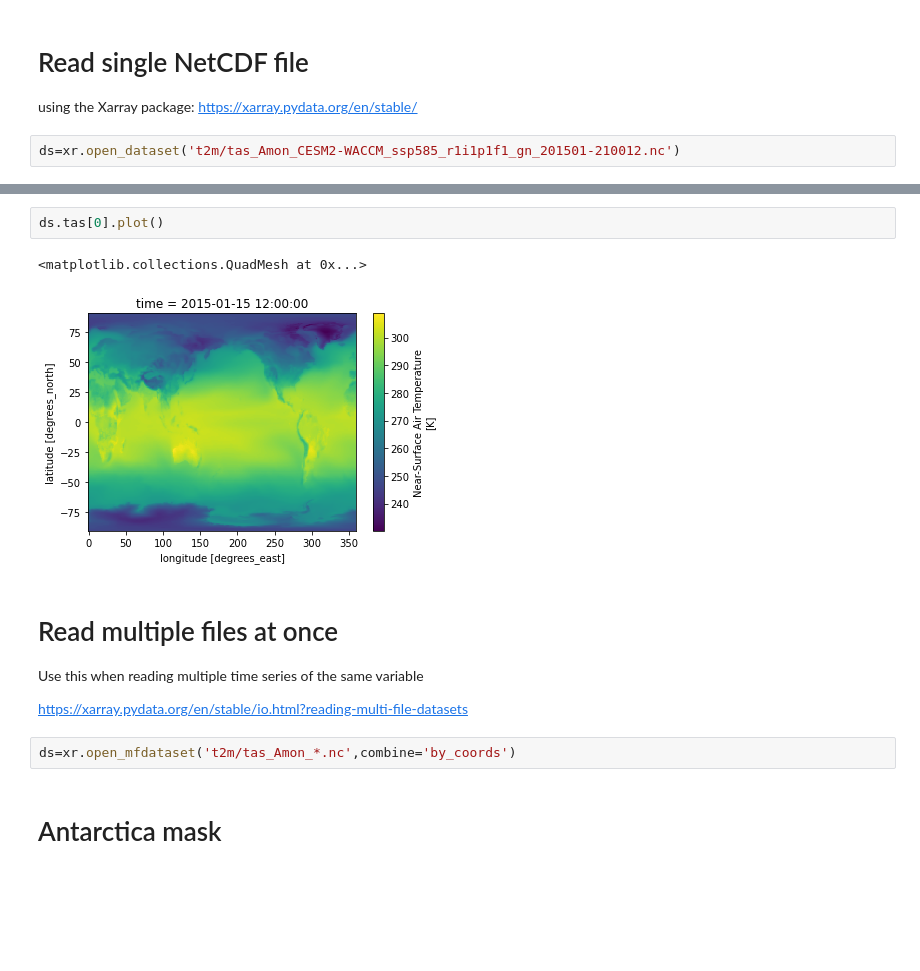
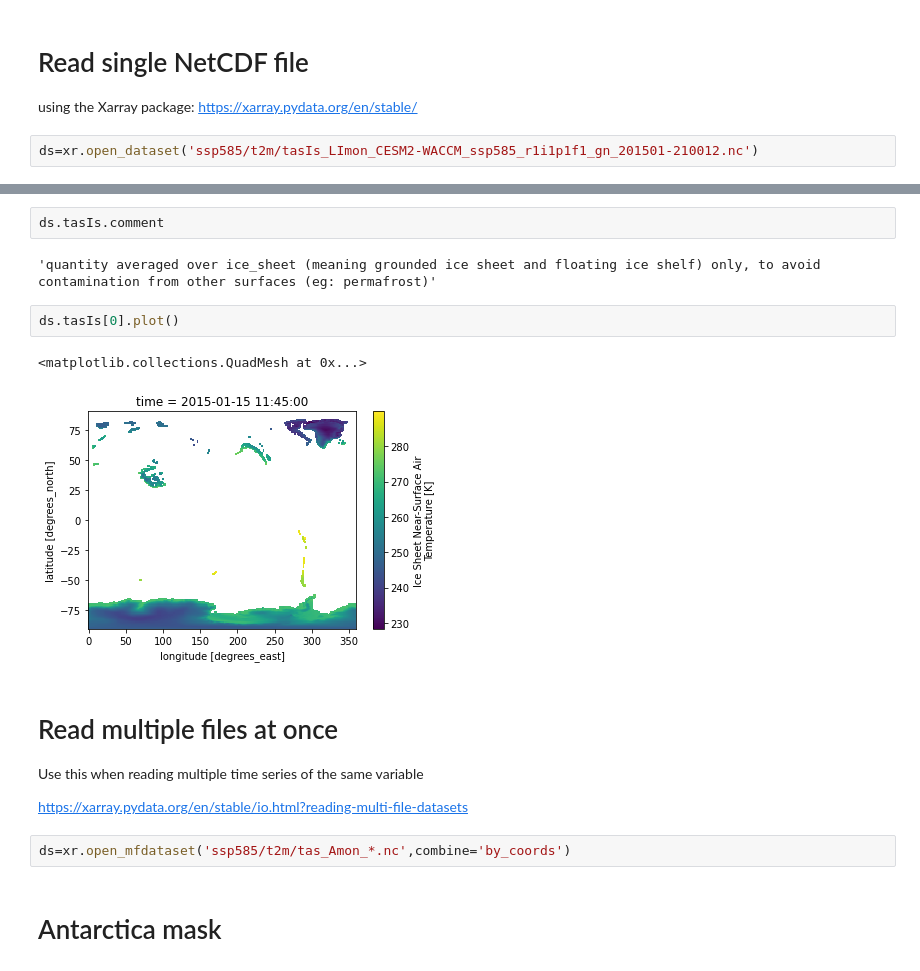
Before and after one commit to lvankampenhout/cesm_ext_ais, a Jupyter notebook: example notebook Nikola.ipynb, the cells around one changed output, grey strips where cells are left out. Cells and saved outputs as stored; diff of their text form; blank space fills up the shorter version.

```diff
--- a/example notebook Nikola.ipynb
+++ b/example notebook Nikola.ipynb
@@ -8,4 +8,4 @@ import numpy as np
 # Read single NetCDF file
 using the Xarray package: https://xarray.pydata.org/en/stable/
 # %%
-ds=xr.open_dataset('t2m/tas_Amon_CESM2-WACCM_ssp585_r1i1p1f1_gn_201501-210012.nc')
+ds=xr.open_dataset('ssp585/t2m/tasIs_LImon_CESM2-WACCM_ssp585_r1i1p1f1_gn_201501-210012.nc')
@@ -32,15 +12,19 @@ Attributes:
+# %%
+ds.tasIs.comment
+# %% [output]
+'quantity averaged over ice_sheet (meaning grounded ice sheet and floating ice shelf) only, to avoid contamination from other surfaces (eg: permafrost)'
 # %%
-ds.tas[0].plot()
+ds.tasIs[0].plot()
 # %% [output]
 <matplotlib.collections.QuadMesh at 0x...>
-[figure, old version]
+[figure, new version]
 # %% [markdown]
 # Read multiple files at once
 Use this when reading multiple time series of the same variable
 
 https://xarray.pydata.org/en/stable/io.html?reading-multi-file-datasets
 # %%
-ds=xr.open_mfdataset('t2m/tas_Amon_*.nc',combine='by_coords')
+ds=xr.open_mfdataset('ssp585/t2m/tas_Amon_*.nc',combine='by_coords')
 # %% [markdown]
 # Antarctica mask
 # %%
```
Also changed, not shown: parts of 13 cells of this notebook.
